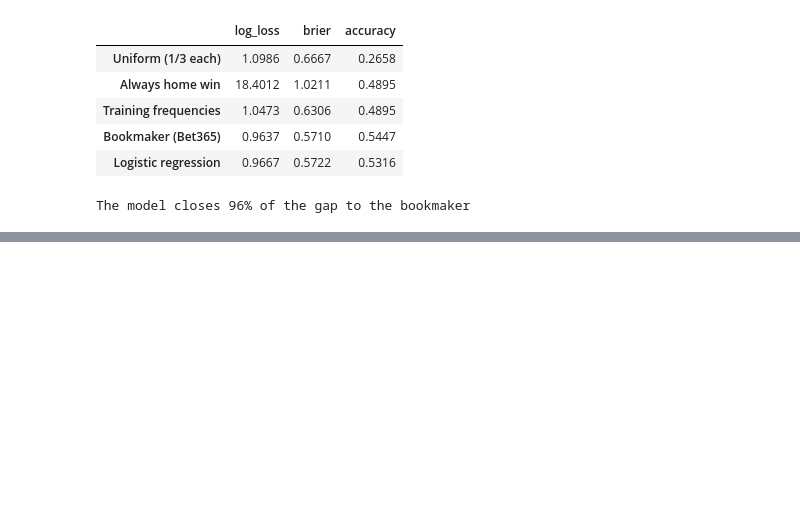
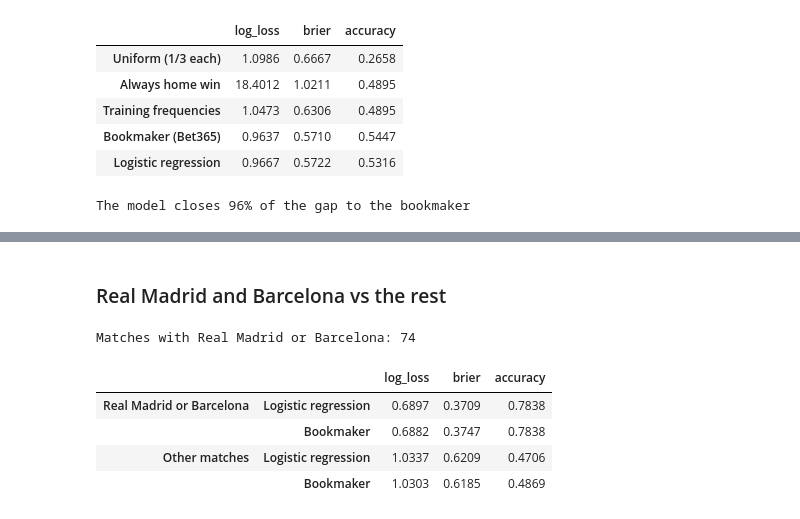
Before and after one commit to idoberk/laliga-match-prediction, a Jupyter notebook: notebooks/laliga_match_prediction.ipynb, the cells around one changed output, grey strips where cells are left out. Saved outputs shown, nothing was run; the diff lists cells and outputs as text; code cells hidden in the pictures; blank space fills up the shorter version.

```diff
--- a/notebooks/laliga_match_prediction.ipynb
+++ b/notebooks/laliga_match_prediction.ipynb
@@ -1631,0 +1785,31 @@ The model closes 96% of the gap to the bookmaker
+# %% [markdown]
+### Real Madrid and Barcelona vs the rest
+# %%
+involves_big_two = test_matches["HomeTeam"].isin(BIG_TWO_COLORS) | test_matches[
+    "AwayTeam"
+].isin(BIG_TWO_COLORS)
+
+split_scores = {}
+
+for group, is_group in [
+    ("Real Madrid or Barcelona", involves_big_two),
+    ("Other matches", ~involves_big_two),
+]:
+    for name, probabilities in [
+        ("Logistic regression", logistic_test),
+        ("Bookmaker", bookmaker_test),
+    ]:
+        split_scores[(group, name)] = score_probabilities(
+            test_matches.loc[is_group, "FTResult"], probabilities[is_group]
+        )
+
+print(f"Matches with Real Madrid or Barcelona: {involves_big_two.sum()}")
+
+pd.DataFrame(split_scores).T.round(4)
+# %% [output]
+Matches with Real Madrid or Barcelona: 74
+|  |  | log_loss | brier | accuracy |
+| Real Madrid or Barcelona | Logistic regression | 0.6897 | 0.3709 | 0.7838 |
+|  | Bookmaker | 0.6882 | 0.3747 | 0.7838 |
+| Other matches | Logistic regression | 1.0337 | 0.6209 | 0.4706 |
+|  | Bookmaker | 1.0303 | 0.6185 | 0.4869 |
```
Also changed, not shown: parts of 13 cells of this notebook, 1 other file.
